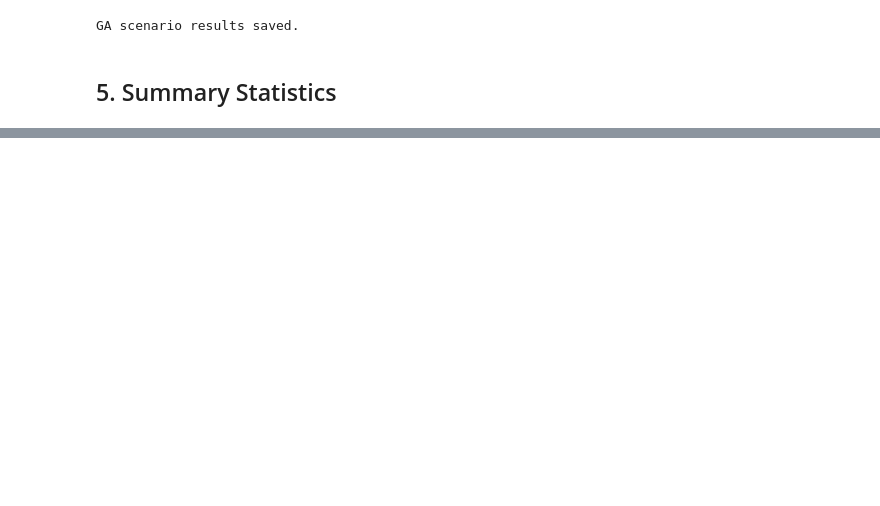
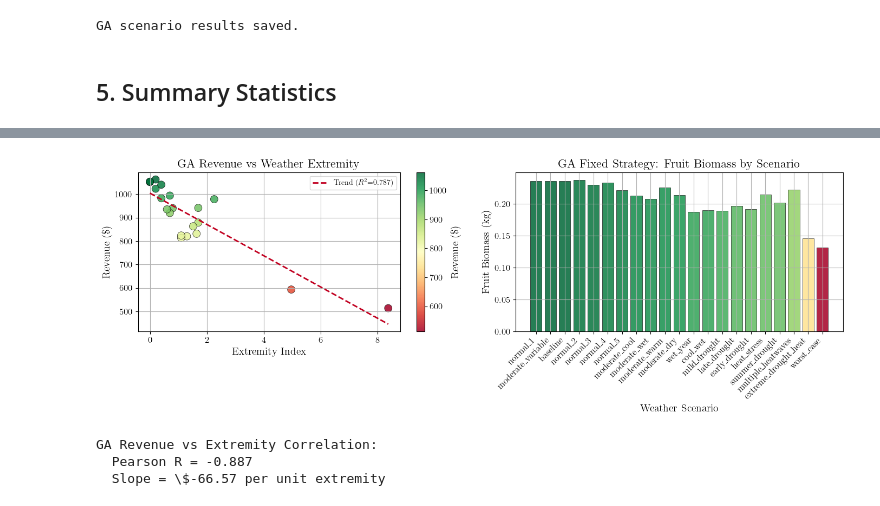
Before and after one commit to carlacupcake/smartfarm, a Jupyter notebook: src/smartfarm/examples/weather/ga_weather_scenarios.ipynb, the cells around one changed output, grey strips where cells are left out. Drawn from its saved outputs; the diff is of its cells as text; code cells hidden in the pictures; blank space fills up the shorter version.

```diff
--- a/src/smartfarm/examples/weather/ga_weather_scenarios.ipynb
+++ b/src/smartfarm/examples/weather/ga_weather_scenarios.ipynb
@@ -475,0 +511,54 @@ plt.show()
+# %%
+# Plot revenue vs extremity with trend line
+from scipy import stats
+
+fig, axes = plt.subplots(1, 2, figsize=(14, 5))
+
+# Left: Revenue vs Extremity scatter
+ax1 = axes[0]
+sc = ax1.scatter(ga_results_df['extremity'], ga_results_df['revenue'],
+                 c=ga_results_df['revenue'], cmap='RdYlGn', s=100,
+                 edgecolor='black', linewidth=0.5, alpha=0.85)
+plt.colorbar(sc, ax=ax1, label='Revenue (\\$)')
+
+# Add trend line
+slope, intercept, r_value, p_value, _ = stats.linregress(
+    ga_results_df['extremity'], ga_results_df['revenue'])
+x_trend = np.linspace(0, ga_results_df['extremity'].max(), 100)
+ax1.plot(x_trend, slope * x_trend + intercept, color=plotting_colors.vivid_red,
+         linestyle='--', linewidth=2, label=f'Trend ($R^2$={r_value**2:.3f})')
+
+ax1.set_xlabel('Extremity Index')
+ax1.set_ylabel('Revenue (\\$)')
+ax1.set_title('GA Revenue vs Weather Extremity')
+ax1.legend(loc='upper right')
+
+# Right: Fruit biomass by scenario
+ax2 = axes[1]
+df_sorted = ga_results_df.sort_values('extremity')
+max_extremity = df_sorted['extremity'].max()
+if max_extremity > 0:
+    colors = plt.cm.RdYlGn_r(df_sorted['extremity'] / max_extremity)
+else:
+    colors = [plotting_colors.vivid_green] * len(df_sorted)
+
+ax2.bar(range(len(df_sorted)), df_sorted['fruit_biomass'], color=colors,
+        alpha=0.85, edgecolor='black', linewidth=0.5)
+ax2.set_xticks(range(len(df_sorted)))
+ax2.set_xticklabels(df_sorted['scenario'], rotation=45, ha='right')
+ax2.set_xlabel('Weather Scenario')
+ax2.set_ylabel('Fruit Biomass (kg)')
+ax2.set_title('GA Fixed Strategy: Fruit Biomass by Scenario')
+
+plt.tight_layout()
+plt.savefig('weather_scenario_results/ga_analysis.png', dpi=150, bbox_inches='tight')
+plt.show()
+
+print(f"\nGA Revenue vs Extremity Correlation:")
+print(f"  Pearson R = {r_value:.3f}")
+print(f"  Slope = \\${slope:.2f} per unit extremity")
+# %% [output]
+[figure, added]
+GA Revenue vs Extremity Correlation:
+  Pearson R = -0.887
+  Slope = \$-66.57 per unit extremity
```
Also changed, not shown: parts of 8 cells of this notebook, 32 other files.
